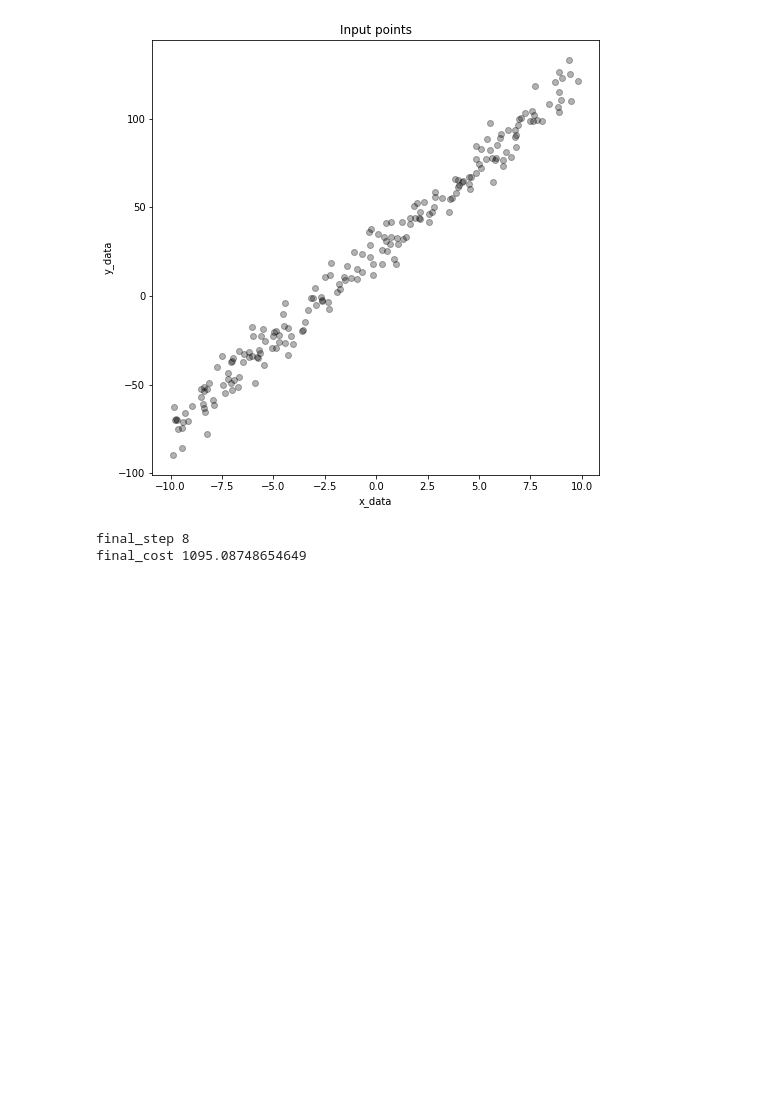
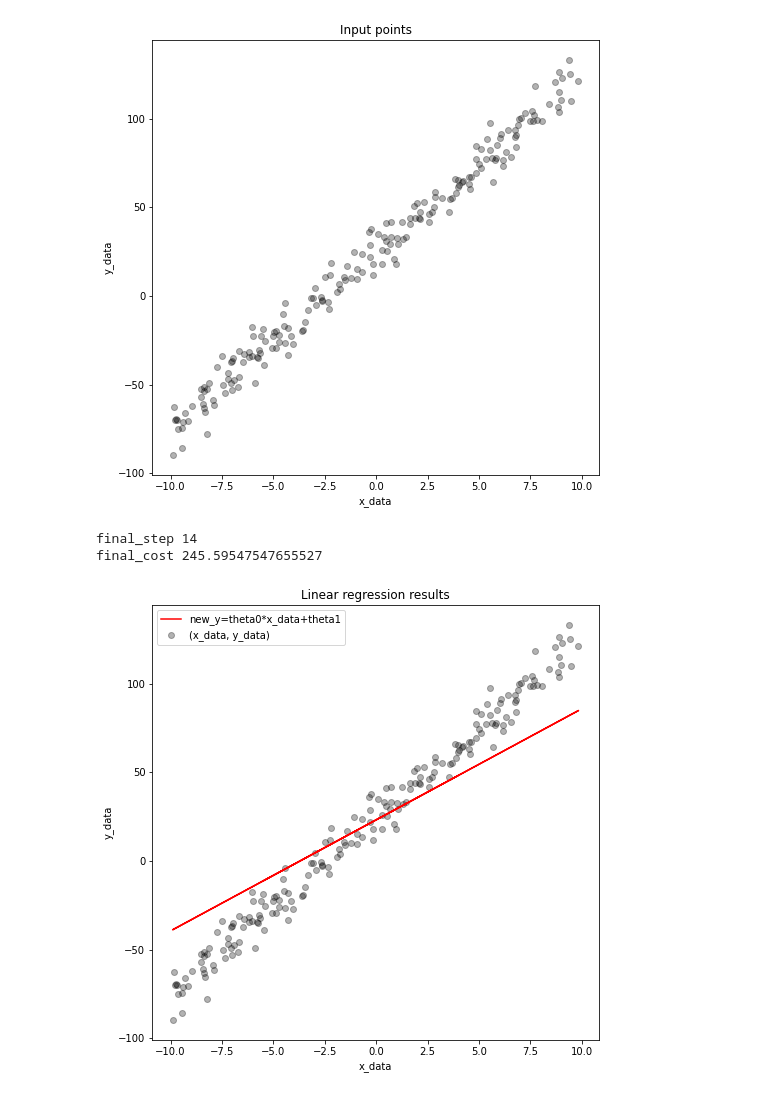
Before and after one commit to SuhyeonHa/MatrixComputation, a Jupyter notebook: Assignment03.ipynb, the cells around one changed output. Drawn from its saved outputs; the diff is of its cells as text; code cells hidden in the pictures; blank space fills up the shorter version.

```diff
--- a/Assignment03.ipynb
+++ b/Assignment03.ipynb
@@ -109,8 +109,8 @@ def ObjFnc(x, y, a, b, num): # L2-norm between h(x) and y
   result = total/(2*m)
   return result
 # %%
-theta0 = 1.0 # parameter initilization
-theta1 = 1.0
+theta0 = 5.0 # parameter initilization
+theta1 = 5.0
 m = len(x_data)
 itr = 100 # step_size
 lr = 0.01 # learning_rate
@@ -147,8 +147,19 @@ print(f'final_cost {cost_prev}')
 #print(f'theta0 {theta0_list}')
 #print(f'theta1 {theta1_list}')
 # %% [output]
-final_step 8
-final_cost 1095.08748654649
+final_step 14
+final_cost 245.59547547655527
+# %%
+plt.figure(figsize=(8, 8))
+plt.plot(x_data, new_y, c='r')
+plt.scatter(x_data, y_data, alpha=0.3, c='k')
+plt.xlabel('x_data')
+plt.ylabel('y_data')
+plt.title('Linear regression results')
+plt.legend(['new_y=theta0*x_data+theta1', '(x_data, y_data)'])
+plt.show()
+# %% [output]
+[figure, added]
 # %%
 plt.plot(range(final_step+1), cost_list, c='b')
 plt.xlabel('optimization step')
```
Also changed, not shown: parts of 4 cells of this notebook.
